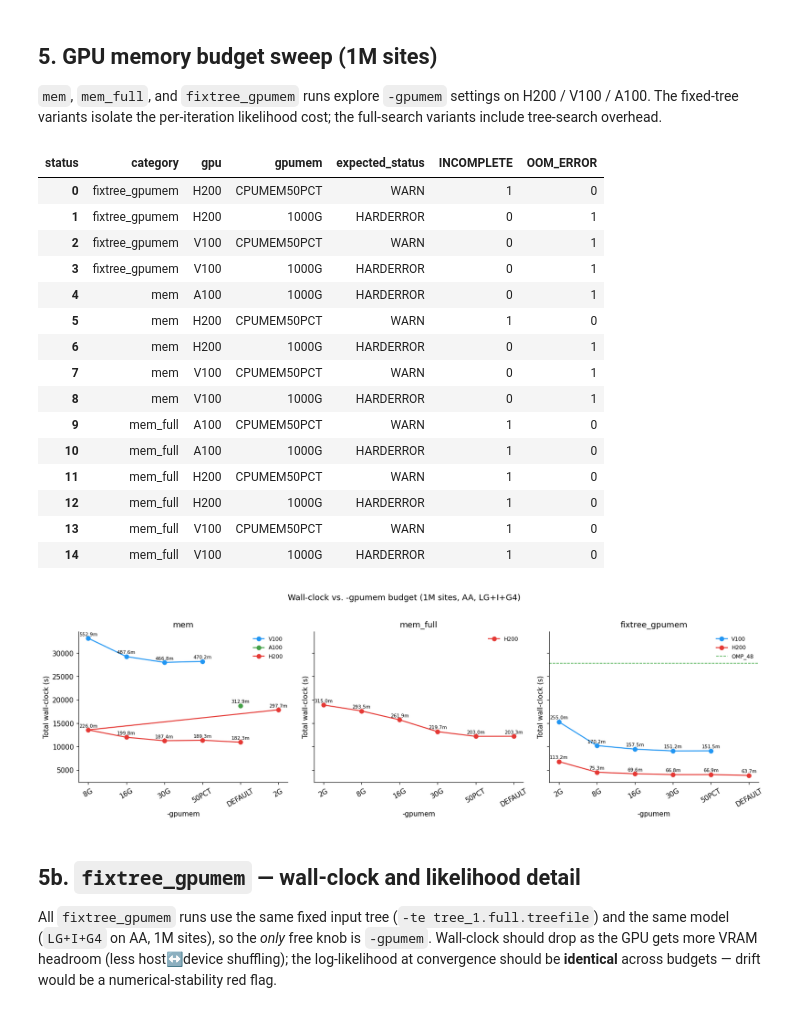
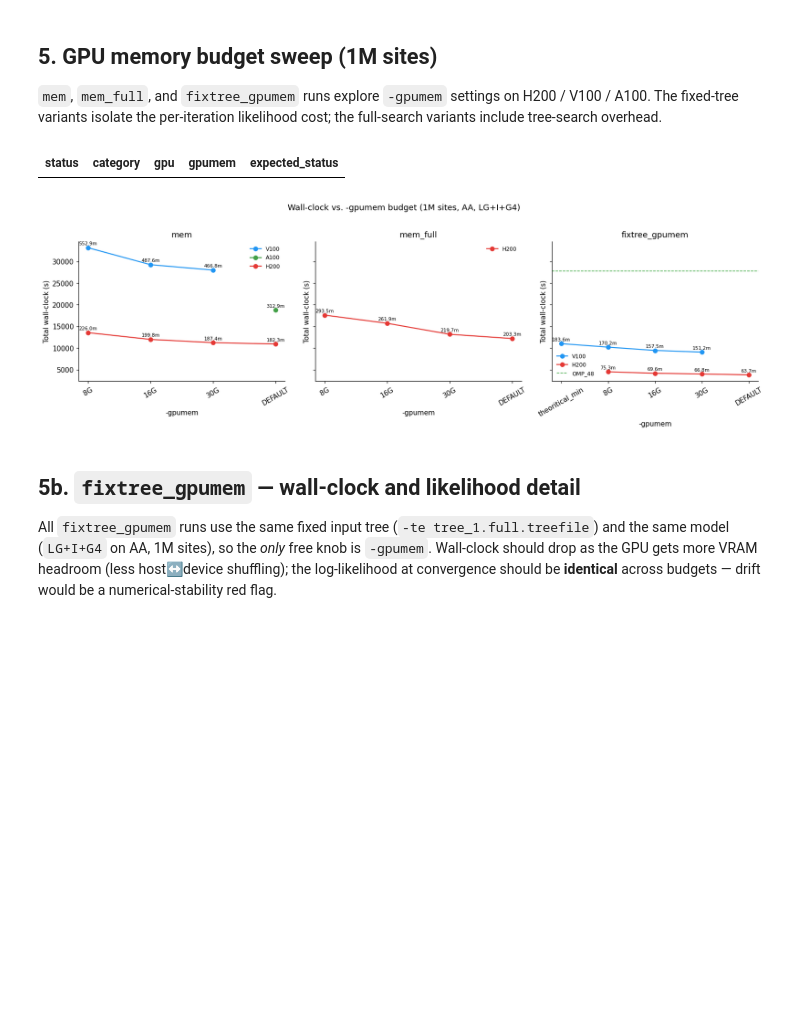
Before and after one commit to Hashara/poc-gpu-likelihood-calculation_analysis, a Jupyter notebook: 2026_05_04_testing_gpus/analysis.ipynb, the cells around one changed output. Saved outputs shown, nothing was run; the diff lists cells and outputs as text; code cells hidden in the pictures; blank space fills up the shorter version.

```diff
--- a/2026_05_04_testing_gpus/analysis.ipynb
+++ b/2026_05_04_testing_gpus/analysis.ipynb
@@ -392,35 +393,21 @@ else:
 # %%
 mem_categories = ['mem', 'mem_full', 'fixtree_gpumem']
 mem_df = df[df['category'].isin(mem_categories)].copy()
 
-GPUMEM_ORDER = ['2G', '8G', '16G', '30G', '50PCT', 'DEFAULT', 'CPUMEM50PCT', '1000G']
+GPUMEM_ORDER = ['theoritical_min', '8G', '16G', '30G', 'DEFAULT']
 mem_df['gpumem'] = pd.Categorical(mem_df['gpumem'], categories=GPUMEM_ORDER, ordered=True)
+mem_df = mem_df.dropna(subset=['gpumem'])
 
 summary = (mem_df
            .groupby(['category', 'gpu', 'gpumem', 'expected_status'], observed=True)
            ['status']
            .value_counts()
            .unstack(fill_value=0)
            .reset_index()
            .sort_values(['category', 'gpu', 'gpumem']))
 summary
 # %% [output]
-| status | category | gpu | gpumem | expected_status | INCOMPLETE | OOM_ERROR |
-| 0 | fixtree_gpumem | H200 | CPUMEM50PCT | WARN | 1 | 0 |
-| 1 | fixtree_gpumem | H200 | 1000G | HARDERROR | 0 | 1 |
-| 2 | fixtree_gpumem | V100 | CPUMEM50PCT | WARN | 0 | 1 |
-| 3 | fixtree_gpumem | V100 | 1000G | HARDERROR | 0 | 1 |
-| 4 | mem | A100 | 1000G | HARDERROR | 0 | 1 |
-| 5 | mem | H200 | CPUMEM50PCT | WARN | 1 | 0 |
-| 6 | mem | H200 | 1000G | HARDERROR | 0 | 1 |
-| 7 | mem | V100 | CPUMEM50PCT | WARN | 0 | 1 |
-| 8 | mem | V100 | 1000G | HARDERROR | 0 | 1 |
-| 9 | mem_full | A100 | CPUMEM50PCT | WARN | 1 | 0 |
-| 10 | mem_full | A100 | 1000G | HARDERROR | 1 | 0 |
-| 11 | mem_full | H200 | CPUMEM50PCT | WARN | 1 | 0 |
-| 12 | mem_full | H200 | 1000G | HARDERROR | 1 | 0 |
-| 13 | mem_full | V100 | CPUMEM50PCT | WARN | 1 | 0 |
-| 14 | mem_full | V100 | 1000G | HARDERROR | 1 | 0 |
+| status | category | gpu | gpumem | expected_status |
 # %%
 mem_ok = mem_df[mem_df['status'] == 'OK'].copy()
 if not mem_ok.empty:
@@ -464,7 +451,7 @@ if not mem_ok.empty:
 else:
     print('No completed memory-sweep runs.')
 # %% [output]
-[figure, old version]
+[figure, new version]
 # %% [markdown]
 ## 5b. `fixtree_gpumem` — wall-clock and likelihood detail
 
```
Also changed, not shown: parts of 7 cells of this notebook, 7 other files.
